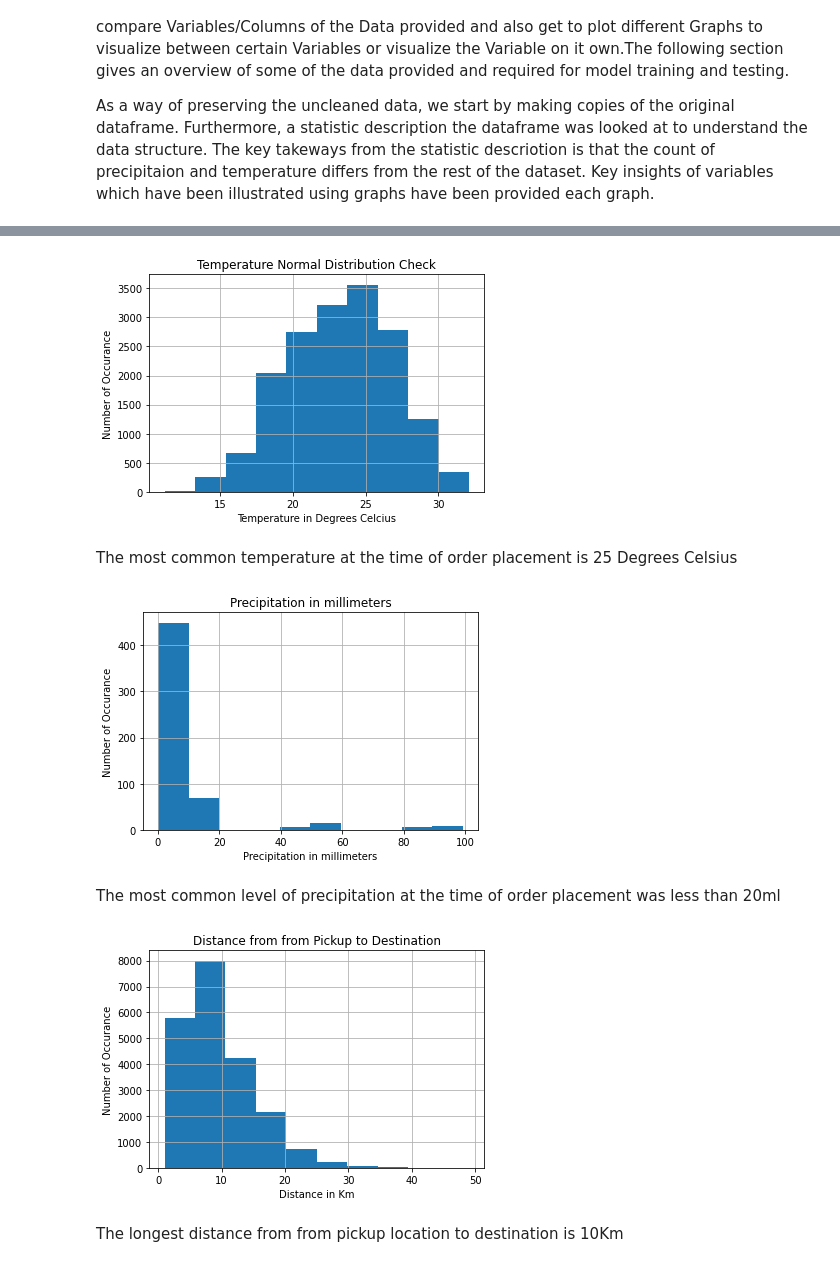
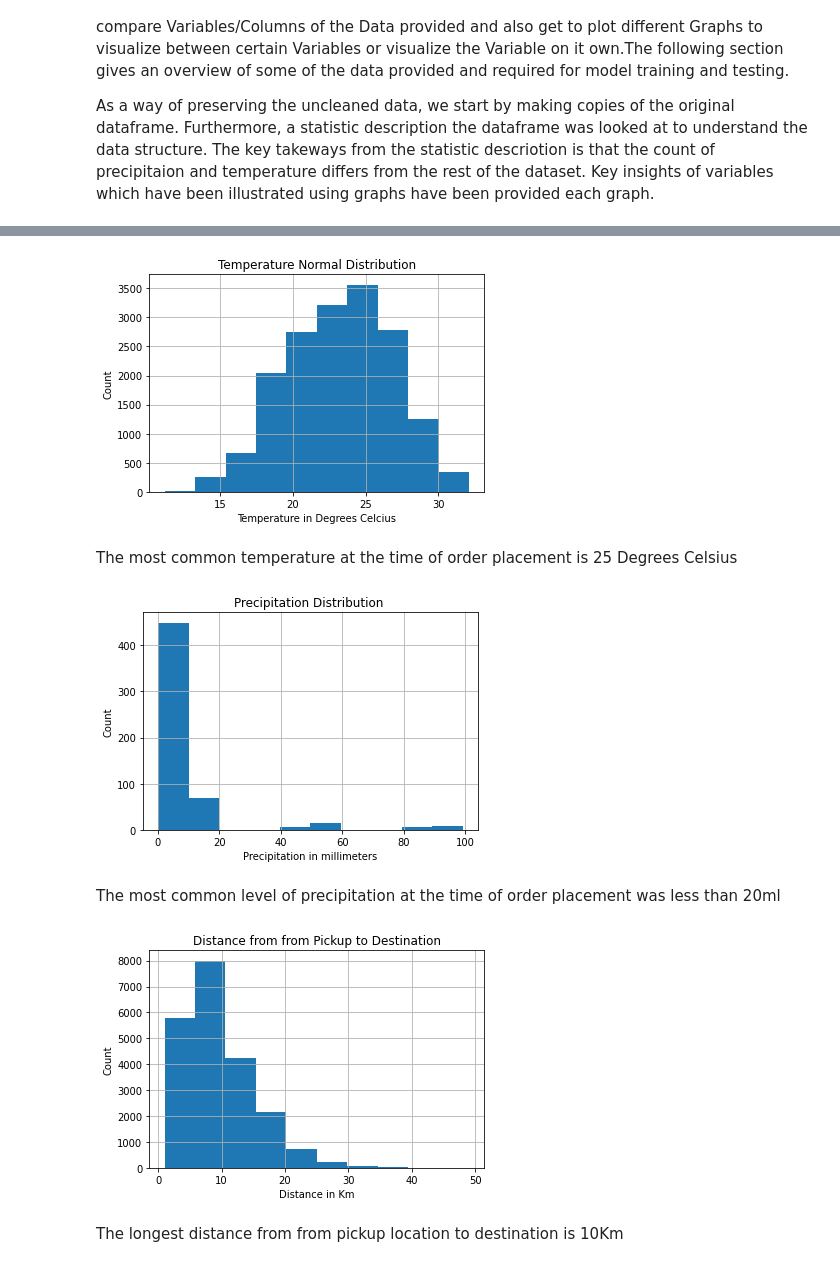
Before and after one commit to Jamakasilwane/EDSA_Zindi_Hackathon, a Jupyter notebook: EDSA_Zindi_Hackathon_notebook.ipynb, the cells around one changed output, grey strips where cells are left out. Cells and saved outputs as stored; diff of their text form; code cells hidden in the pictures.

```diff
--- a/EDSA_Zindi_Hackathon_notebook.ipynb
+++ b/EDSA_Zindi_Hackathon_notebook.ipynb
@@ -183,32 +195,32 @@ round(dataset_train.describe().T,2)
 | Time from Pickup to Arrival | 21201.0 | 1556.92 | 987.27 | 1.00 | 882.00 | 1369.00 | 2040.00 | 7883.00 |
 # %%
 train['Temperature'].hist(bins = 10)
-plt.title('Temperature Normal Distribution Check')
+plt.title('Temperature Normal Distribution')
 plt.xlabel('Temperature in Degrees Celcius')
-plt.ylabel('Number of Occurance')
+plt.ylabel('Count')
 plt.show()
 # %% [output]
-[figure, old version]
+[figure, new version]
 # %% [markdown]
 The most common temperature at the time of order placement is 25 Degrees Celsius
 # %%
 train['Precipitation in millimeters'].hist(bins = 10)
 plt.xlabel('Precipitation in millimeters')
-plt.ylabel('Number of Occurance')
-plt.title('Precipitation in millimeters')
+plt.ylabel('Count')
+plt.title('Precipitation Distribution ')
 plt.show()
 # %% [output]
-[figure, old version]
+[figure, new version]
 # %% [markdown]
 The most common level of precipitation at the time of order placement was less than 20ml
 # %%
 train['Distance (KM)'].hist(bins = 10)
 plt.xlabel('Distance in Km')
-plt.ylabel('Number of Occurance')
+plt.ylabel('Count')
 plt.title('Distance from from Pickup to Destination')
 plt.show()
 # %% [output]
-[figure, old version]
+[figure, new version]
 # %% [markdown]
 The longest distance from  from pickup location to destination is 10Km
 # %%
```
Also changed, not shown: parts of 29 cells of this notebook.
